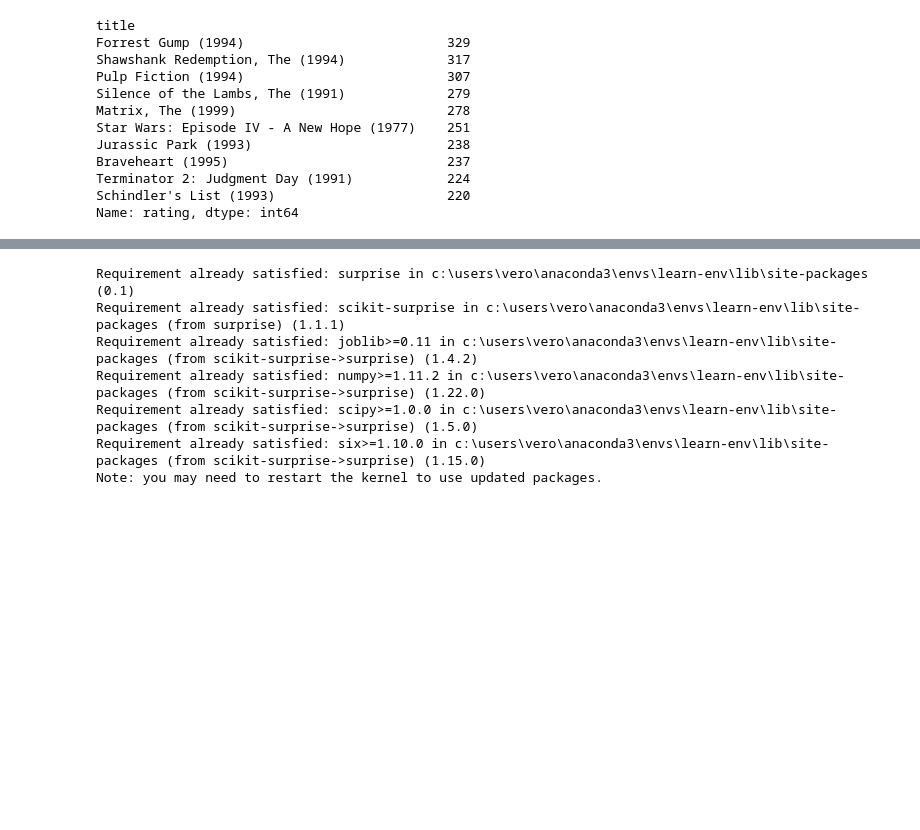
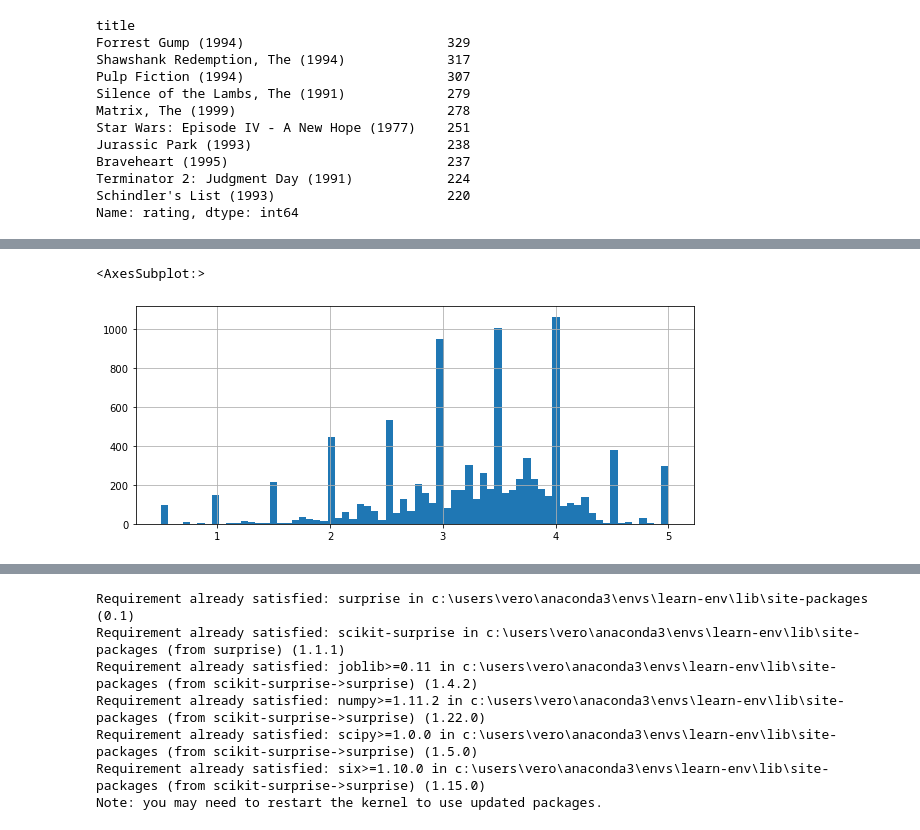
Before and after one commit to Nzoki/Movies-Recommendation-System, a Jupyter notebook: vero.ipynb, the cells around one changed output, grey strips where cells are left out. Drawn from its saved outputs; the diff is of its cells as text; code cells hidden in the pictures; blank space fills up the shorter version.

```diff
--- a/vero.ipynb
+++ b/vero.ipynb
@@ -103,0 +124,6 @@ Name: rating, dtype: int64
+# %%
+plt.figure(figsize=(10,4))
+movie_ratings['rating'].hist(bins=70)
+# %% [output]
+<AxesSubplot:>
+[figure, added]
```
Also changed, not shown: parts of 18 cells of this notebook.
